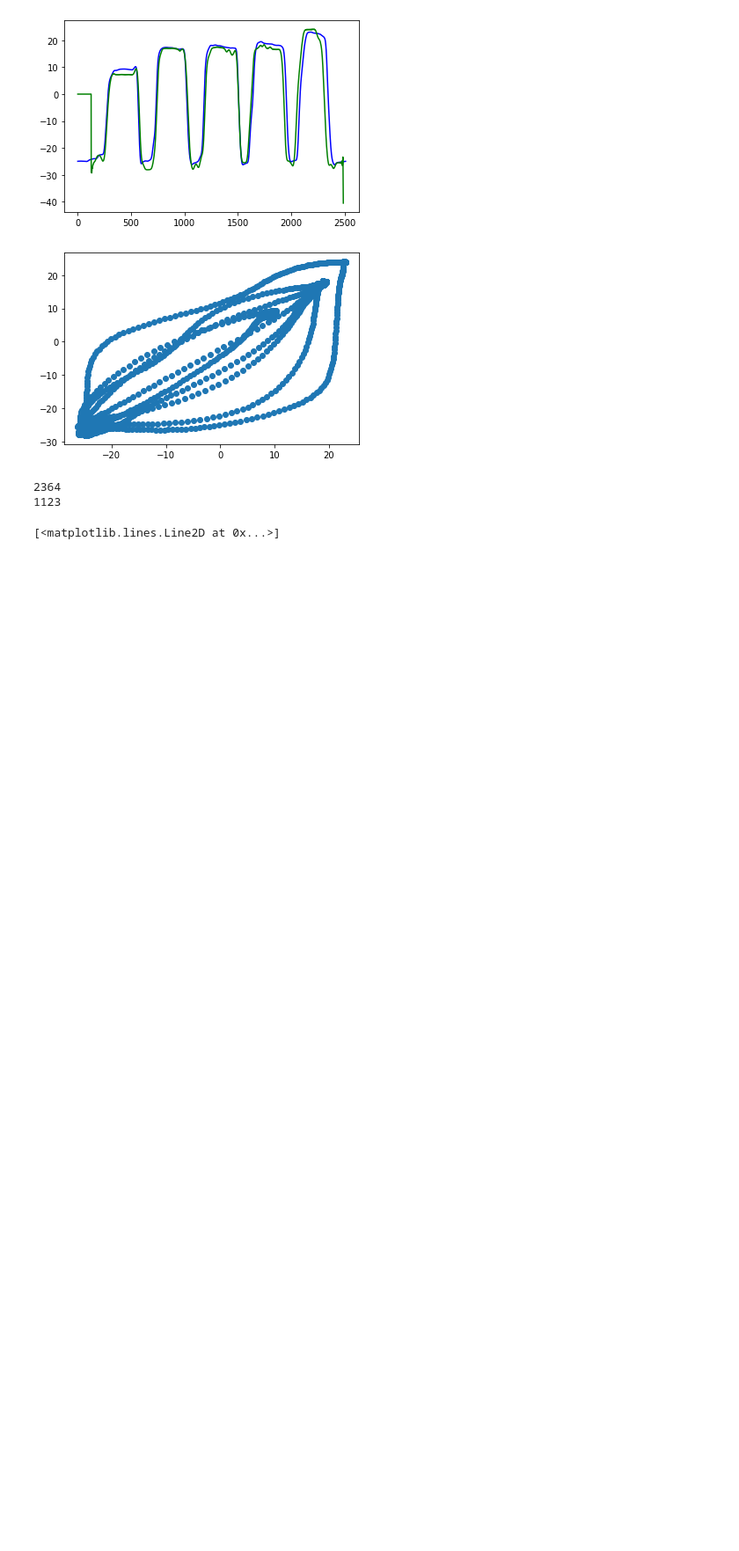
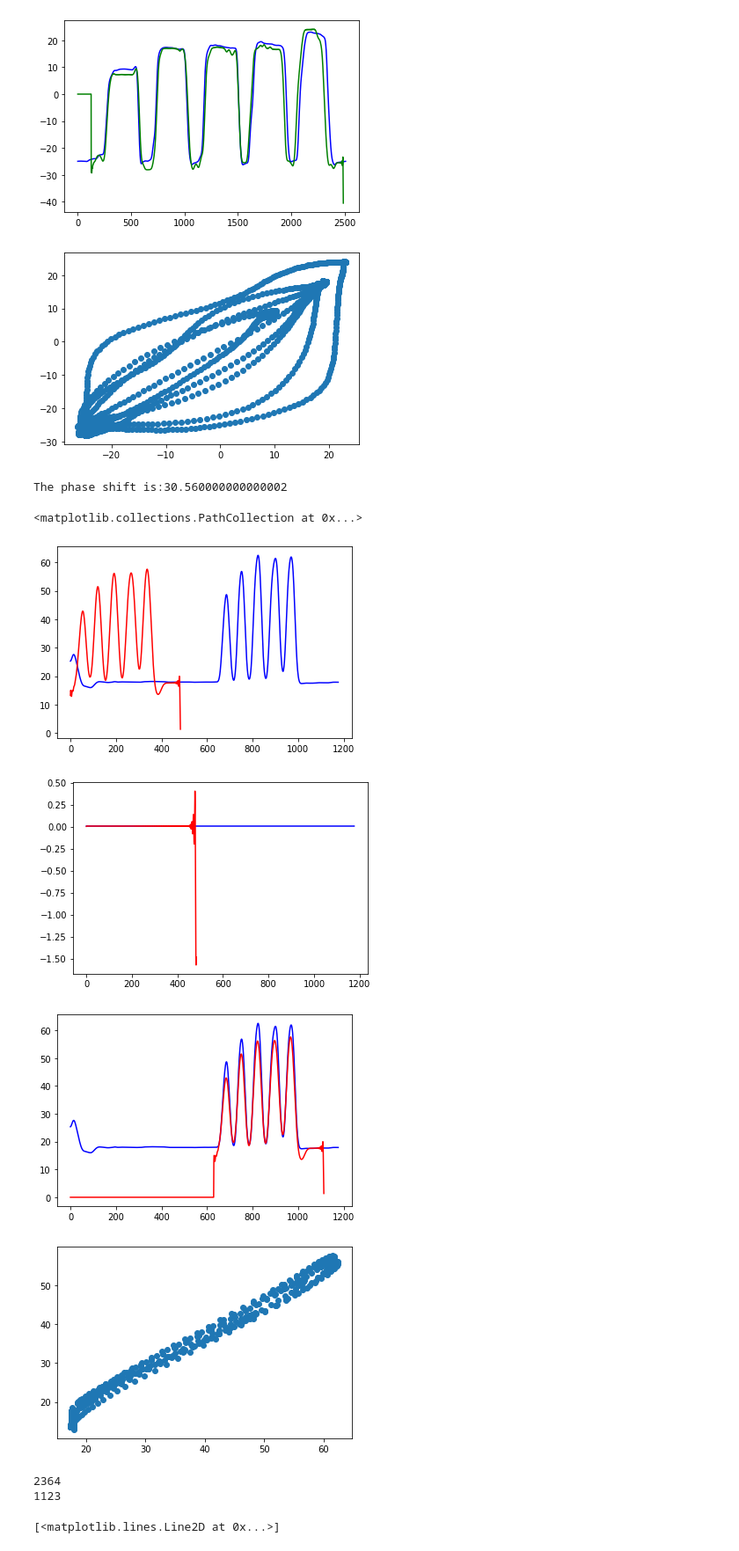
Before and after one commit to denizjafari/ValidationStudy, a Jupyter notebook: TimeSeriesAnalysis-MultipleConditions.ipynb, the cells around one changed output. Shown at 88% size. Cells and saved outputs as stored; diff of their text form; code cells hidden in the pictures; blank space fills up the shorter version.

```diff
--- a/TimeSeriesAnalysis-MultipleConditions.ipynb
+++ b/TimeSeriesAnalysis-MultipleConditions.ipynb
@@ -507,6 +508,52 @@ OPEN_HOLD
 <matplotlib.collections.PathCollection at 0x...>
 [figure]
 [figure]
+# %%
+video_n = sig_norm(TASK_DFS_VIDEO_100HZ_LIST[4]['Vert_Lip_Motion'])
+wave_n = sig_norm(TASK_DFS_WAVE_100HZ_LIST[6]['Vert_Lip_Motion'])
+
+upper_bound = len(video_n) - 10
+upper_bound2 = len(wave_n) - 10
+
+s = phase_align(wave_n[600:1100], video_n, [10,upper_bound])
+print('The phase shift is:{}'.format(s))
+
+sp = math.ceil(s) + 600
+
+
+video_shifted = sig_shift(TASK_DFS_VIDEO_100HZ_LIST[4]['Vert_Lip_Motion'],sp)
+
+if len(video_shifted) <= len(wave_n):
+    signal_bound = upper_bound + sp
+else:
+    signal_bound = len(wave_n) - 10
+
+print()
+plt.figure()
+
+plt.plot(TASK_DFS_WAVE_100HZ_LIST[6]['Vert_Lip_Motion'],'b')
+plt.plot(TASK_DFS_VIDEO_100HZ_LIST[4]['Vert_Lip_Motion'],'r')
+
+plt.figure()
+a = np.gradient(TASK_DFS_WAVE_100HZ_LIST[6]['Time'])
+plt.plot(a, 'b')
+b = np.gradient(TASK_DFS_VIDEO_100HZ_LIST[4]['Time'])
+plt.plot(b, 'r')
+
+plt.figure()
+plt.plot(TASK_DFS_WAVE_100HZ_LIST[6]['Vert_Lip_Motion'],'b')
+plt.plot(video_shifted,'r')
+
+plt.figure()
+plt.scatter(TASK_DFS_WAVE_100HZ_LIST[6]['Vert_Lip_Motion'][sp:signal_bound],
+            video_shifted[sp:signal_bound])
+# %% [output]
+The phase shift is:30.560000000000002
+<matplotlib.collections.PathCollection at 0x...>
+[figure, added]
+[figure, added]
+[figure, added]
+[figure, added]
 # %%
 video_n = sig_norm(video)
 wave_n = sig_norm(wave)
```
Also changed, not shown: parts of 15 cells of this notebook.
